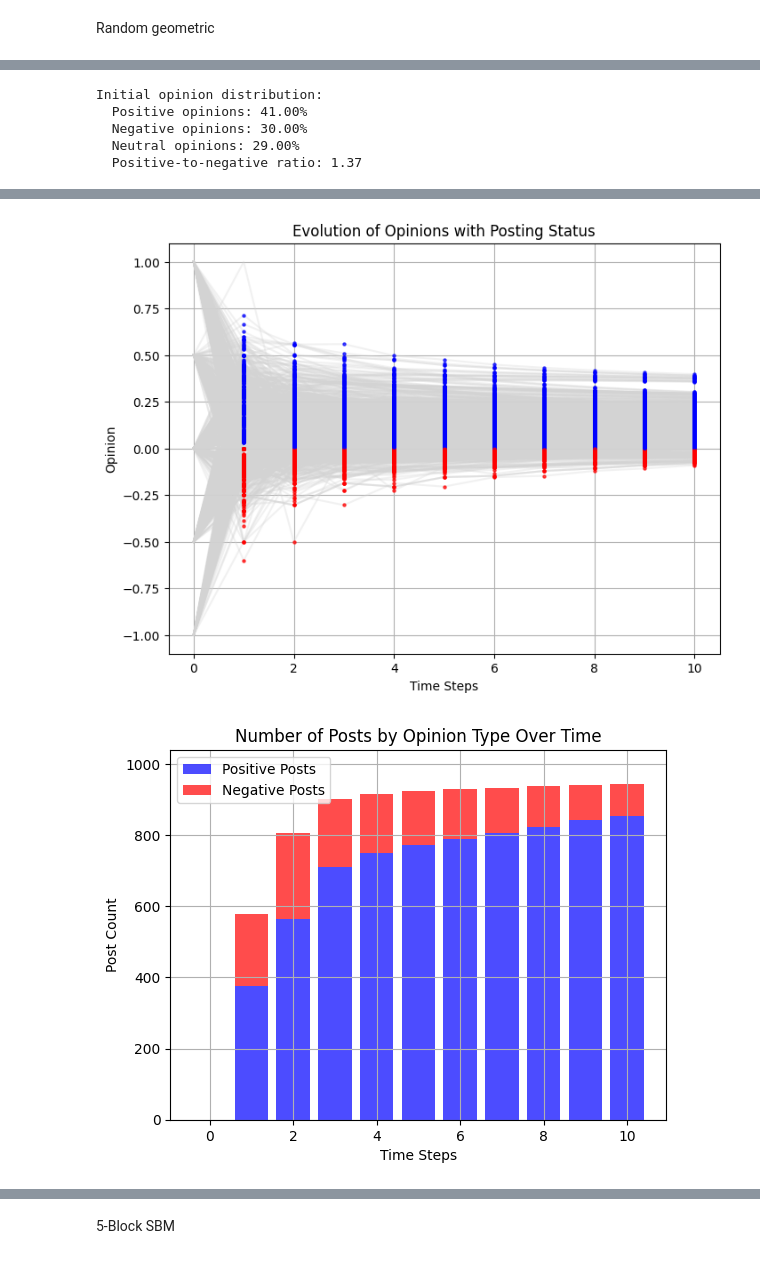
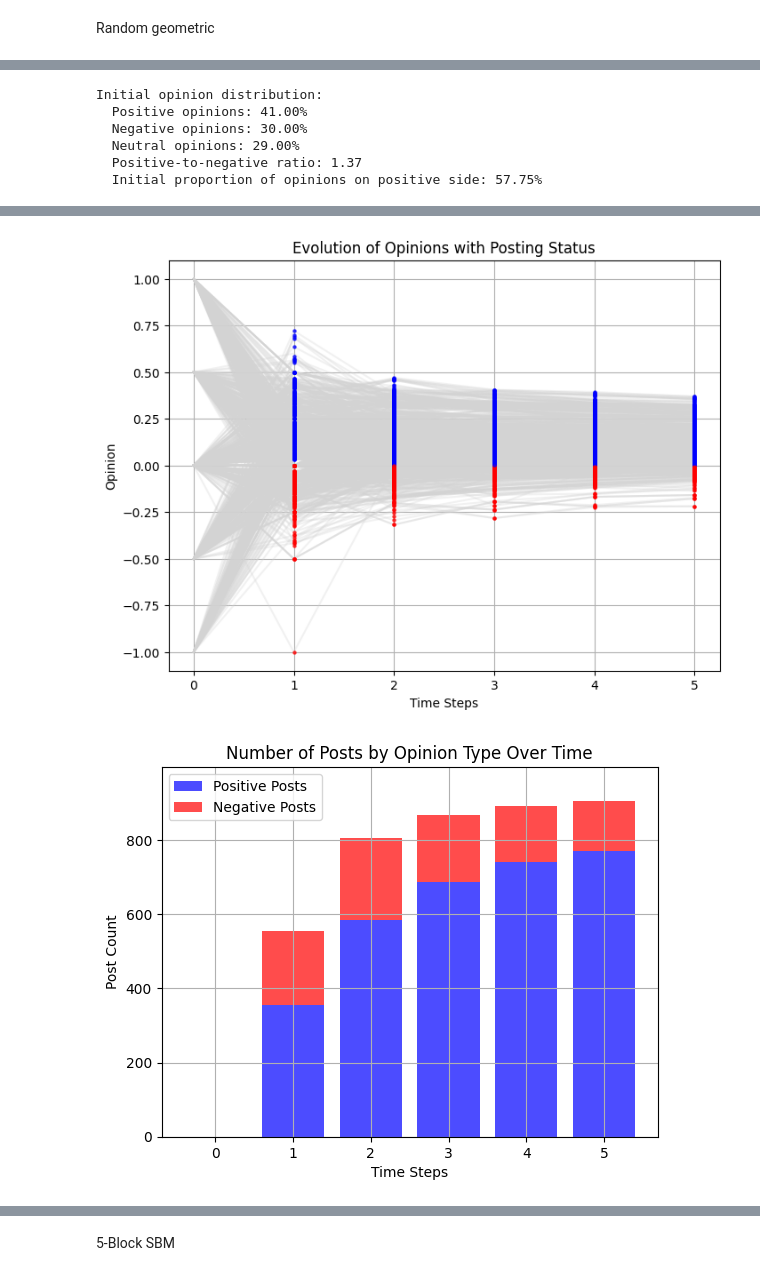
Before and after one commit to lexiekateb/amlds, a Jupyter notebook: experiments.ipynb, the cells around one changed output, grey strips where cells are left out. Drawn from its saved outputs; the diff is of its cells as text; code cells hidden in the pictures.

```diff
--- a/experiments.ipynb
+++ b/experiments.ipynb
@@ -66,7 +66,7 @@ Random geometric
 # %%
 G = create_random_geometric_graph(
         n=1000,  # number of nodes
-        radius=0.057 # radius for connection
+        radius=0.06 # radius for connection
     )
 plt.imshow(np.array(nx.adjacency_matrix(G).todense()))
 
@@ -113,7 +114,7 @@ Are there self loops? False
 model = run_experiment(
     graph=G,
     threshold=0.6,
-    steps=10,
+    steps=5,
     visualize=True
 )
 # %% [output]
@@ -122,3 +123,4 @@ Initial opinion distribution:
   Negative opinions: 30.00%
   Neutral opinions: 29.00%
   Positive-to-negative ratio: 1.37
+  Initial proportion of opinions on positive side: 57.75%
@@ -126,2 +128,2 @@ Initial opinion distribution:
-[figure, old version]
+[figure, new version]
-[figure, old version]
+[figure, new version]
```
Also changed, not shown: parts of 10 cells of this notebook, 2 other files.
